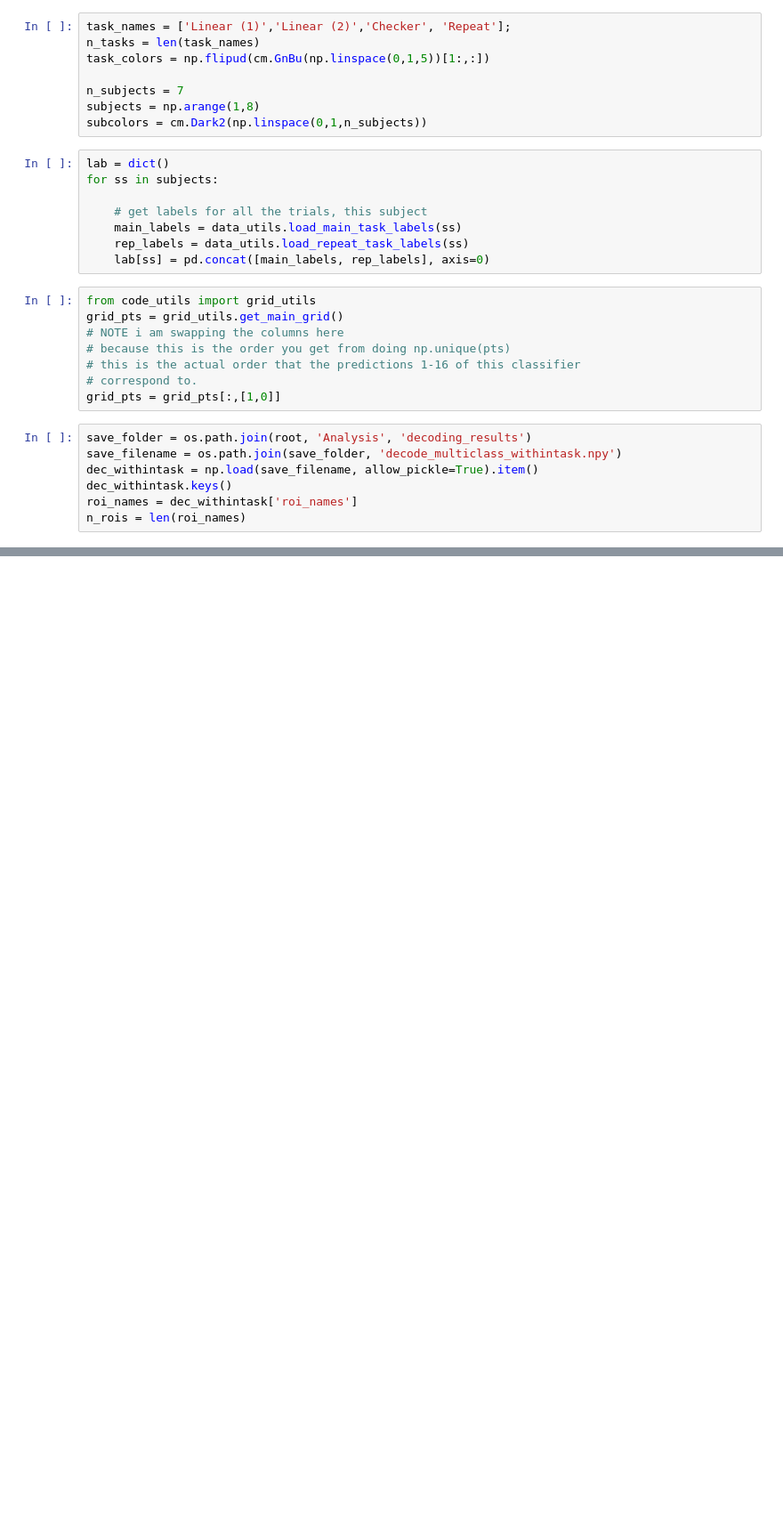
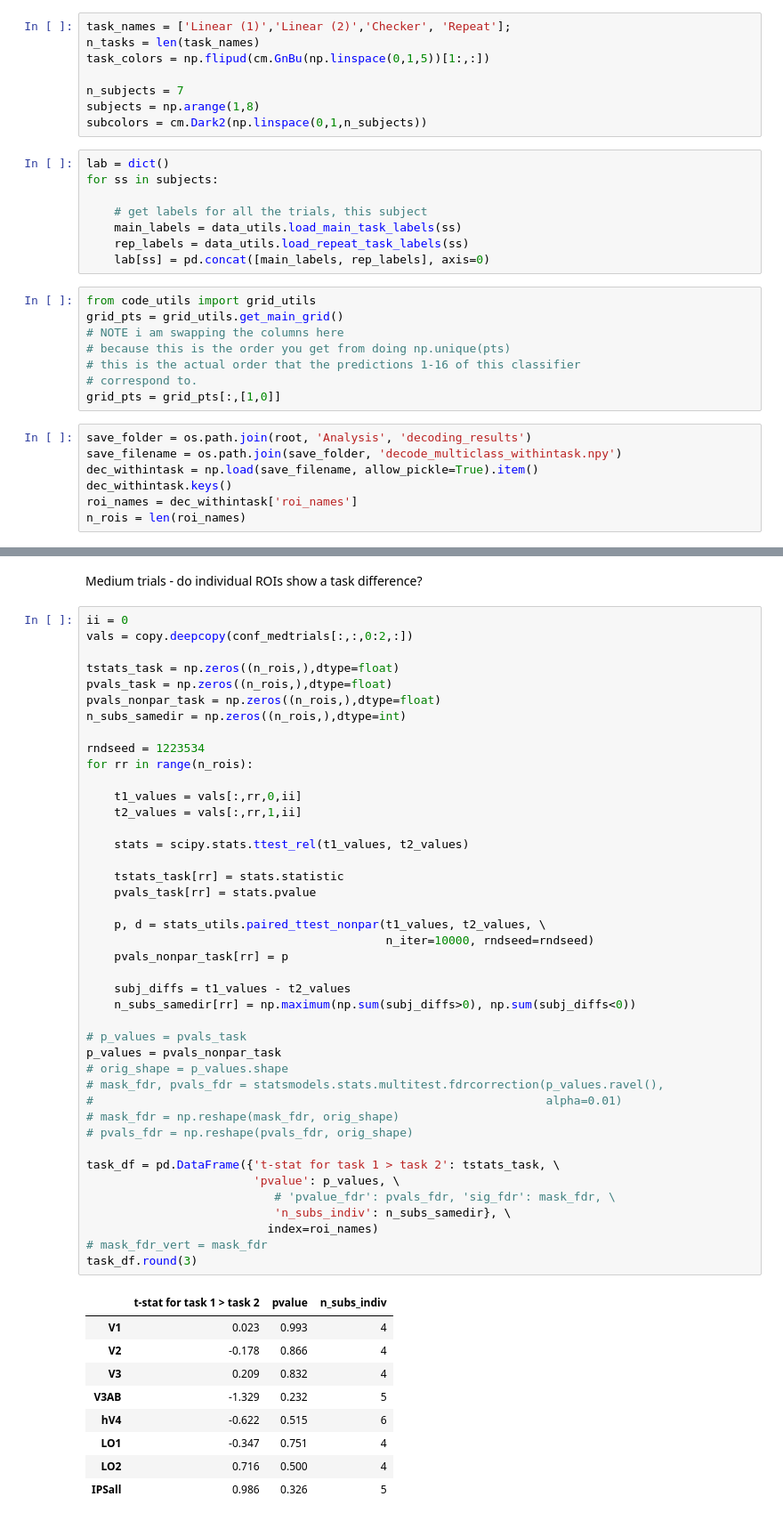
Before and after one commit to mmhenderson/shapeDim, a Jupyter notebook: Analysis/multinomial_decoding/binary_dist_from_bound.ipynb, the cells around one changed output, grey strips where cells are left out. Shown at 89% size. Cells and saved outputs as stored; diff of their text form; blank space fills up the shorter version.

Commit message:
updating stats code

```diff
--- a/Analysis/multinomial_decoding/binary_dist_from_bound.ipynb
+++ b/Analysis/multinomial_decoding/binary_dist_from_bound.ipynb
@@ -246,0 +292,54 @@ for rvals, name in zip([conf_allmaintrials, conf_easytrials, conf_medtrials], \
+# %% [markdown]
+Medium trials - do individual ROIs show a task difference?
+# %%
+ii = 0
+vals = copy.deepcopy(conf_medtrials[:,:,0:2,:])
+
+tstats_task = np.zeros((n_rois,),dtype=float)
+pvals_task = np.zeros((n_rois,),dtype=float)
+pvals_nonpar_task = np.zeros((n_rois,),dtype=float)
+n_subs_samedir = np.zeros((n_rois,),dtype=int)
+
+rndseed = 1223534
+for rr in range(n_rois):
+
+    t1_values = vals[:,rr,0,ii]
+    t2_values = vals[:,rr,1,ii]
+
+    stats = scipy.stats.ttest_rel(t1_values, t2_values)
+
+    tstats_task[rr] = stats.statistic
+    pvals_task[rr] = stats.pvalue
+
+    p, d = stats_utils.paired_ttest_nonpar(t1_values, t2_values, \
+                                           n_iter=10000, rndseed=rndseed)
+    pvals_nonpar_task[rr] = p
+
+    subj_diffs = t1_values - t2_values
+    n_subs_samedir[rr] = np.maximum(np.sum(subj_diffs>0), np.sum(subj_diffs<0))
+
+# p_values = pvals_task
+p_values = pvals_nonpar_task
+# orig_shape = p_values.shape
+# mask_fdr, pvals_fdr = statsmodels.stats.multitest.fdrcorrection(p_values.ravel(),
+#                                                                 alpha=0.01)
+# mask_fdr = np.reshape(mask_fdr, orig_shape)
+# pvals_fdr = np.reshape(pvals_fdr, orig_shape)
+
+task_df = pd.DataFrame({'t-stat for task 1 > task 2': tstats_task, \
+                        'pvalue': p_values, \
+                           # 'pvalue_fdr': pvals_fdr, 'sig_fdr': mask_fdr, \
+                           'n_subs_indiv': n_subs_samedir}, \
+                          index=roi_names)
+# mask_fdr_vert = mask_fdr
+task_df.round(3)
+# %% [output]
+|  | t-stat for task 1 > task 2 | pvalue | n_subs_indiv |
+| V1 | 0.023 | 0.993 | 4 |
+| V2 | -0.178 | 0.866 | 4 |
+| V3 | 0.209 | 0.832 | 4 |
+| V3AB | -1.329 | 0.232 | 5 |
+| hV4 | -0.622 | 0.515 | 6 |
+| LO1 | -0.347 | 0.751 | 4 |
+| LO2 | 0.716 | 0.500 | 4 |
+| IPSall | 0.986 | 0.326 | 5 |
```
Also changed, not shown: parts of 17 cells of this notebook, 4 other files.
